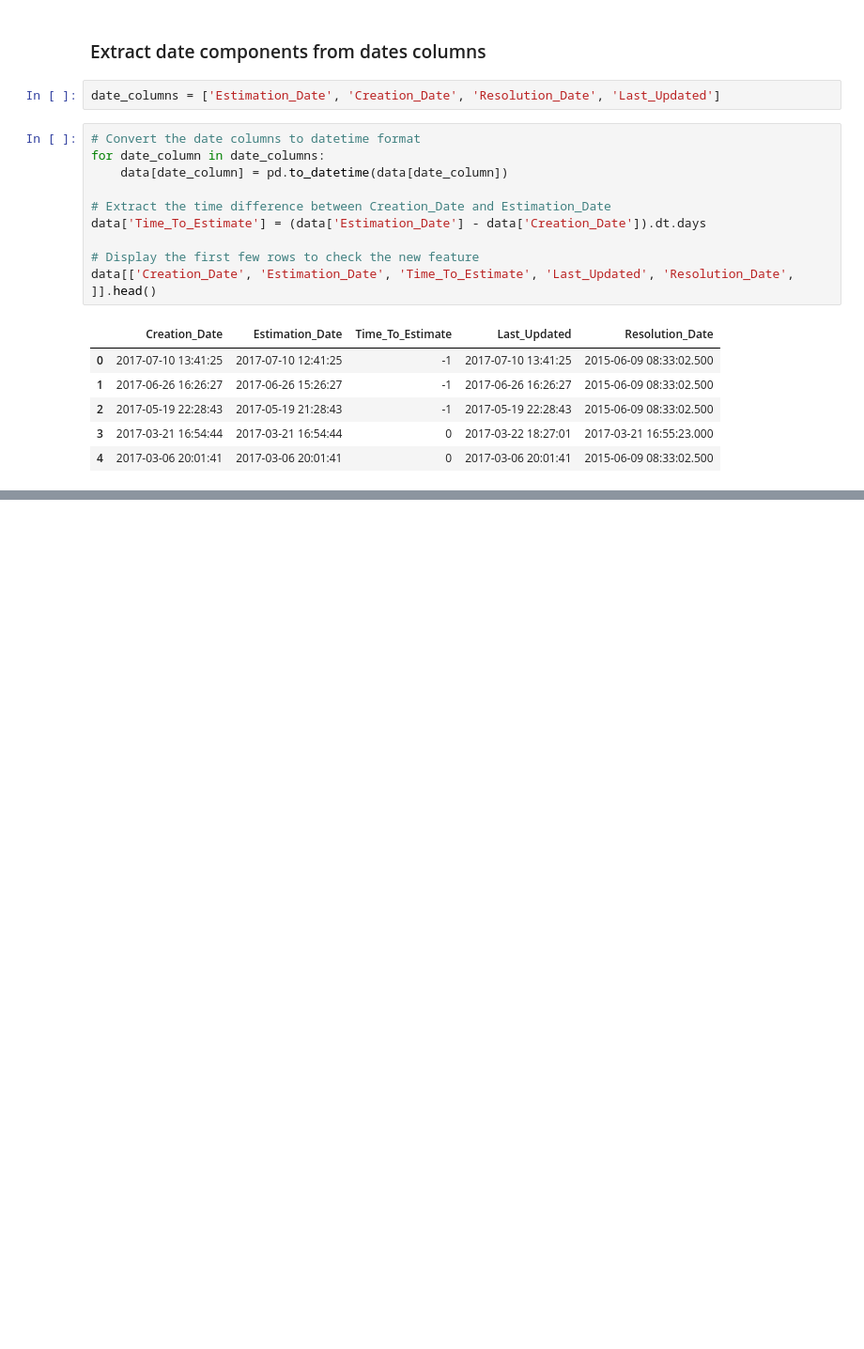
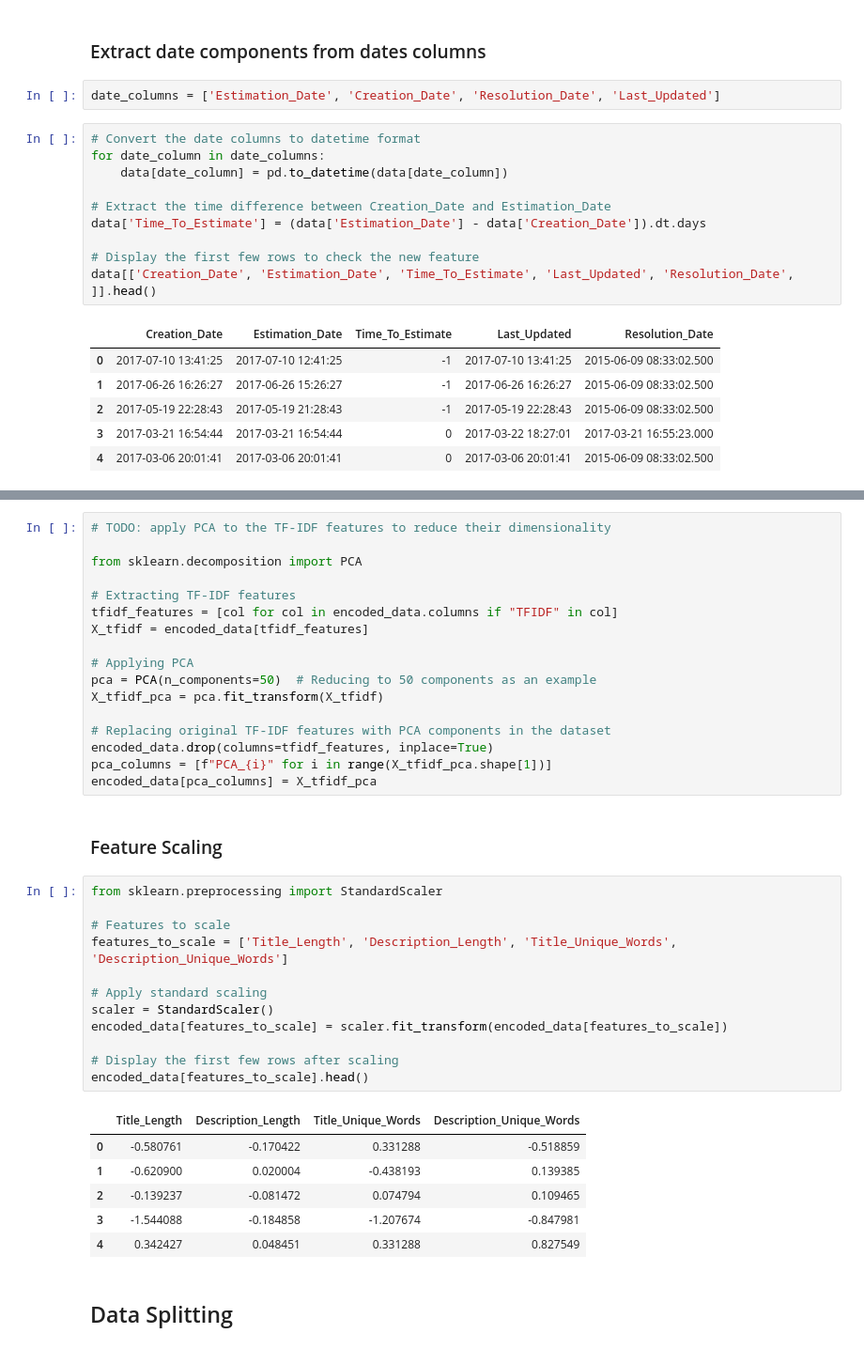
Before and after one commit to Pharoouzy/asee-system-using-fgra-ml, a Jupyter notebook: notebooks/data_exploration.ipynb, the cells around one changed output, grey strips where cells are left out. Shown at 94% size. Saved outputs shown, nothing was run; the diff lists cells and outputs as text; blank space fills up the shorter version.

```diff
--- a/notebooks/data_exploration.ipynb
+++ b/notebooks/data_exploration.ipynb
@@ -331,0 +333,40 @@ sns.boxplot(cleaned_data['Story_Point'])
+# %%
+# TODO: apply PCA to the TF-IDF features to reduce their dimensionality
+
+from sklearn.decomposition import PCA
+
+# Extracting TF-IDF features
+tfidf_features = [col for col in encoded_data.columns if "TFIDF" in col]
+X_tfidf = encoded_data[tfidf_features]
+
+# Applying PCA
+pca = PCA(n_components=50)  # Reducing to 50 components as an example
+X_tfidf_pca = pca.fit_transform(X_tfidf)
+
+# Replacing original TF-IDF features with PCA components in the dataset
+encoded_data.drop(columns=tfidf_features, inplace=True)
+pca_columns = [f"PCA_{i}" for i in range(X_tfidf_pca.shape[1])]
+encoded_data[pca_columns] = X_tfidf_pca
+# %% [markdown]
+### Feature Scaling
+# %%
+from sklearn.preprocessing import StandardScaler
+
+# Features to scale
+features_to_scale = ['Title_Length', 'Description_Length', 'Title_Unique_Words', 'Description_Unique_Words']
+
+# Apply standard scaling
+scaler = StandardScaler()
+encoded_data[features_to_scale] = scaler.fit_transform(encoded_data[features_to_scale])
+
+# Display the first few rows after scaling
+encoded_data[features_to_scale].head()
+# %% [output]
+|  | Title_Length | Description_Length | Title_Unique_Words | Description_Unique_Words |
+| 0 | -0.580761 | -0.170422 | 0.331288 | -0.518859 |
+| 1 | -0.620900 | 0.020004 | -0.438193 | 0.139385 |
+| 2 | -0.139237 | -0.081472 | 0.074794 | 0.109465 |
+| 3 | -1.544088 | -0.184858 | -1.207674 | -0.847981 |
+| 4 | 0.342427 | 0.048451 | 0.331288 | 0.827549 |
+# %% [markdown]
+## Data Splitting
```
Also changed, not shown: parts of 44 cells of this notebook.
